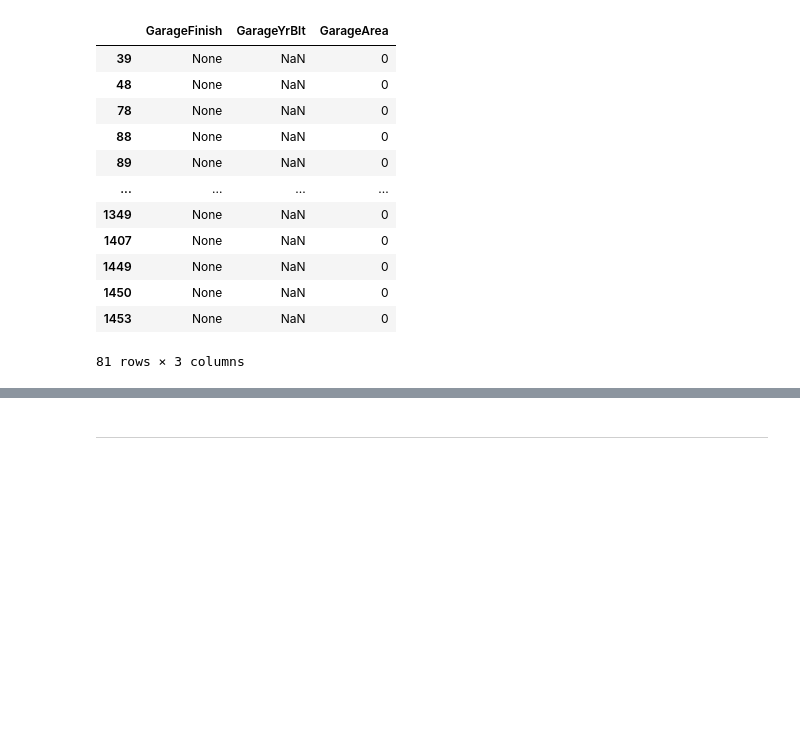
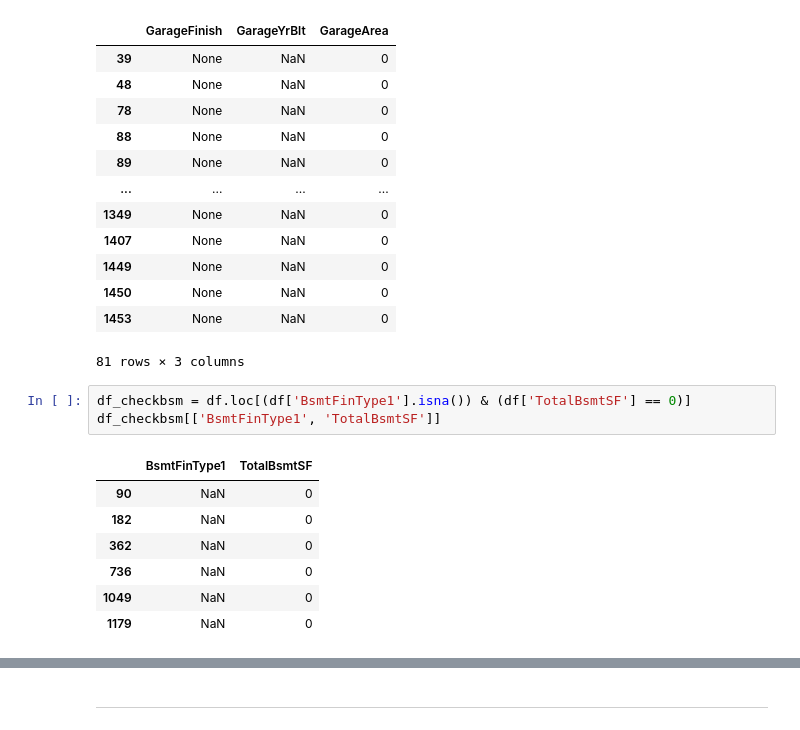
Before and after one commit to van-essa/heritage-housing-issues, a Jupyter notebook: jupyter_notebooks/03 - Data Cleaning.ipynb, the cells around one changed output, grey strips where cells are left out. Saved outputs shown, nothing was run; the diff lists cells and outputs as text; blank space fills up the shorter version.

```diff
--- a/jupyter_notebooks/03 - Data Cleaning.ipynb
+++ b/jupyter_notebooks/03 - Data Cleaning.ipynb
@@ -271,3 +271,14 @@ df_grgyear_nan[['GarageFinish', 'GarageYrBlt', 'GarageArea']]
 | 1450 | None | NaN | 0 |
 | 1453 | None | NaN | 0 |
 81 rows × 3 columns
+# %%
+df_checkbsm = df.loc[(df['BsmtFinType1'].isna()) & (df['TotalBsmtSF'] == 0)]
+df_checkbsm[['BsmtFinType1', 'TotalBsmtSF']]
+# %% [output]
+|  | BsmtFinType1 | TotalBsmtSF |
+| 90 | NaN | 0 |
+| 182 | NaN | 0 |
+| 362 | NaN | 0 |
+| 736 | NaN | 0 |
+| 1049 | NaN | 0 |
+| 1179 | NaN | 0 |
```
Also changed, not shown: parts of 2 cells of this notebook.
